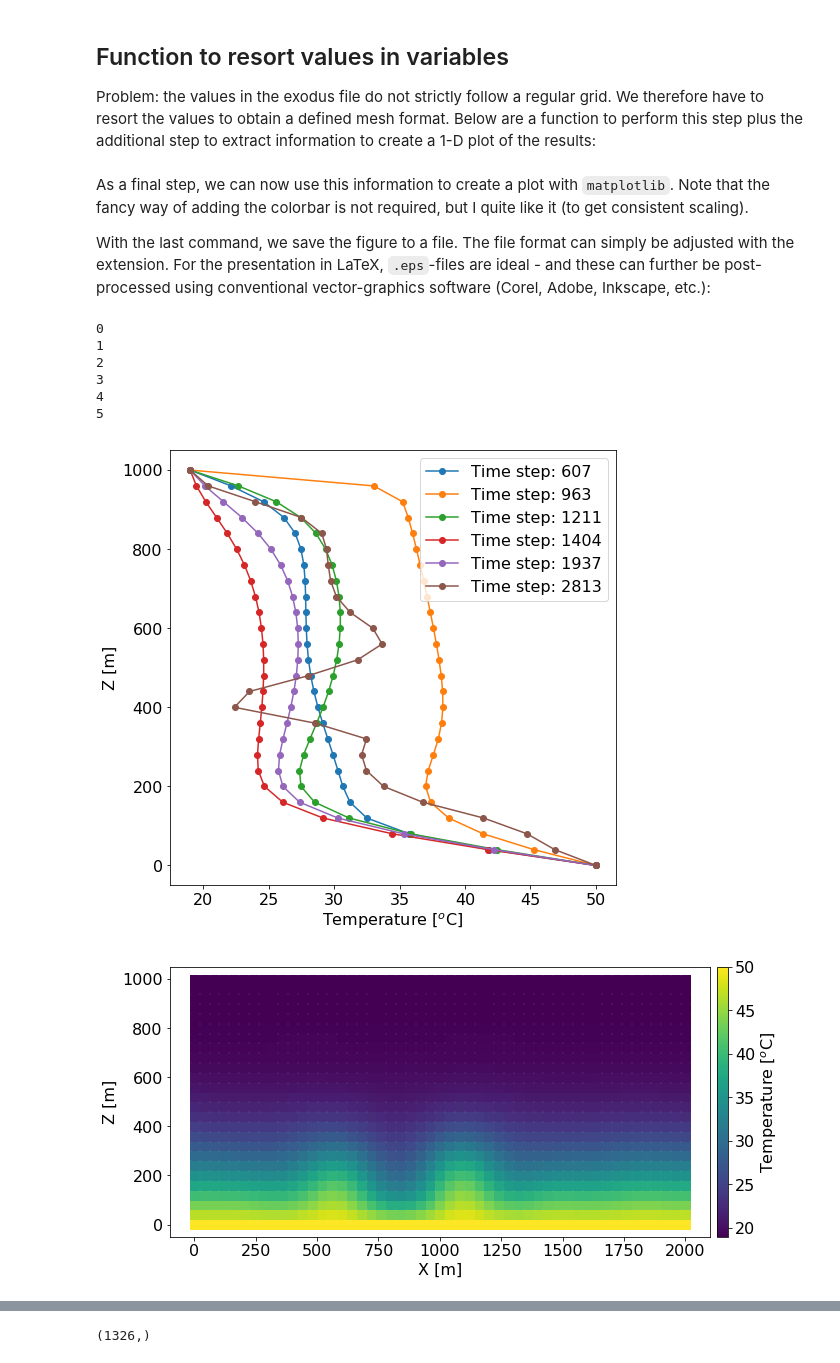
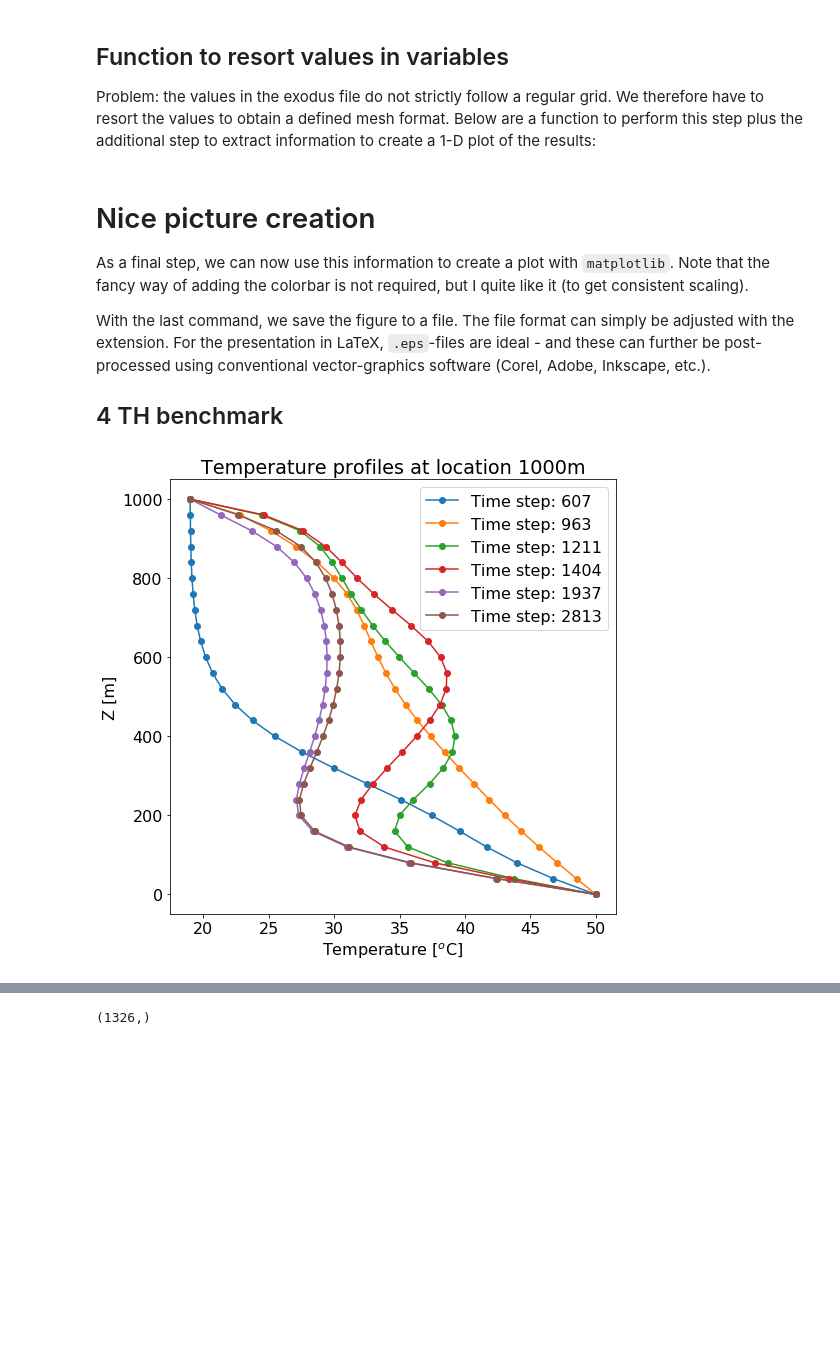
Before and after one commit to gweishar/inputfiles_golem, a Jupyter notebook: exodus_to_python_GW.ipynb, the cells around one changed output, grey strips where cells are left out. Drawn from its saved outputs; the diff is of its cells as text; code cells hidden in the pictures; blank space fills up the shorter version.

```diff
--- a/exodus_to_python_GW.ipynb
+++ b/exodus_to_python_GW.ipynb
@@ -59,50 +58,47 @@ def resort_results(X, Y, var, ts):
 
     return vars_im
 # %% [markdown]
+# Nice picture creation
 As a final step, we can now use this information to create a plot with `matplotlib`. Note that the fancy way of adding the colorbar is not required, but I quite like it (to get consistent scaling).
 
-With the last command, we save the figure to a file. The file format can simply be adjusted with the extension. For the presentation in LaTeX, `.eps`-files are ideal - and these can further be post-processed using conventional vector-graphics software (Corel, Adobe, Inkscape, etc.):
+With the last command, we save the figure to a file. The file format can simply be adjusted with the extension. For the presentation in LaTeX, `.eps`-files are ideal - and these can further be post-processed using conventional vector-graphics software (Corel, Adobe, Inkscape, etc.).
+
+## 4 TH benchmark
 # %%
 #4 - TH benchmark - static pics
 nc = netCDF4.Dataset('Florian_Benchmark/4-TH_2way/gold/TH_2D_small_out_CONVECTION.e')
 #Get X and Y coordinates
 X = nc.variables['coordx']
 Y = nc.variables['coordy']
 
 var2 = nc.variables['vals_nod_var2'] # Temperature var 2, pressure var 1
-vars_im = resort_results(X, Y, var2, -1)
 tstep=[14,21,25,28,39,50]
 tname=["607", "963", "1211", "1404", "1937","2813"]
 #fig1, ax1 = plt.subplots(1, 1, figsize=(10, 5))
 fig2, ax2 = plt.subplots(1, 1, figsize=(8, 8))
-yvals = np.sort(np.unique(Y)) # extract y-values for correct axis labeling
 for i,t in enumerate(tstep):
-    f,ax = plt.subplots(1, 1, figsize=(10, 5))
+    '''f,ax = plt.subplots(1, 1, figsize=(10, 5))
     im = plt.scatter(X, Y, c=var2[t,:], marker='s', s=80)
     ax.set_xlabel("X [m]")
     ax.set_ylabel("Z [m]")
     divider = make_axes_locatable(ax)
     cax = divider.append_axes('right', size='2%', pad=0.1)
     cbar = plt.colorbar(im, cax=cax)
     cbar.set_label("Temperature [$^o$C]")
     ax.set_aspect('equal')
-    plt.savefig("python_figures/4_TH_"+tname[i]+"years.eps")
-    #Get profiles along several positions:
-    plt_prof=ax2.plot(vars_im[:,tstep[i]], yvals,  'o-', label="Time step: " +tname[i])
-    print(i)
+    plt.savefig("python_figures/4_TH_"+tname[i]+"years.eps")'''
+    #Get profiles along several timesteps in the middle of the model (1000m):
+    vars_im = resort_results(X, Y, var2, t)
+    plt_prof=ax2.plot(vars_im[:,25], yvals,  'o-', label="Time step: " +tname[i])
+
+yvals = np.sort(np.unique(Y)) # extract y-values for correct axis labeling
 #ax.get_xaxis().get_label()
 handles, labels = ax2.get_legend_handles_labels()
 ax2.legend(handles, labels)
 #fig2.legend(ax2.get_legend())
 ax2.set_xlabel('Temperature [$^o$C]')
 ax2.set_ylabel('Z [m]')
+ax2.set_title('Temperature profiles at location 1000m')
 fig2.savefig("python_figures/4_TH_all_years_profile.eps")
 # %% [output]
-0
-1
-2
-3
-4
-5
-[figure, old version]
+[figure, new version]
-[figure, removed]
```
Also changed, not shown: parts of 7 cells of this notebook, 8 other files.
